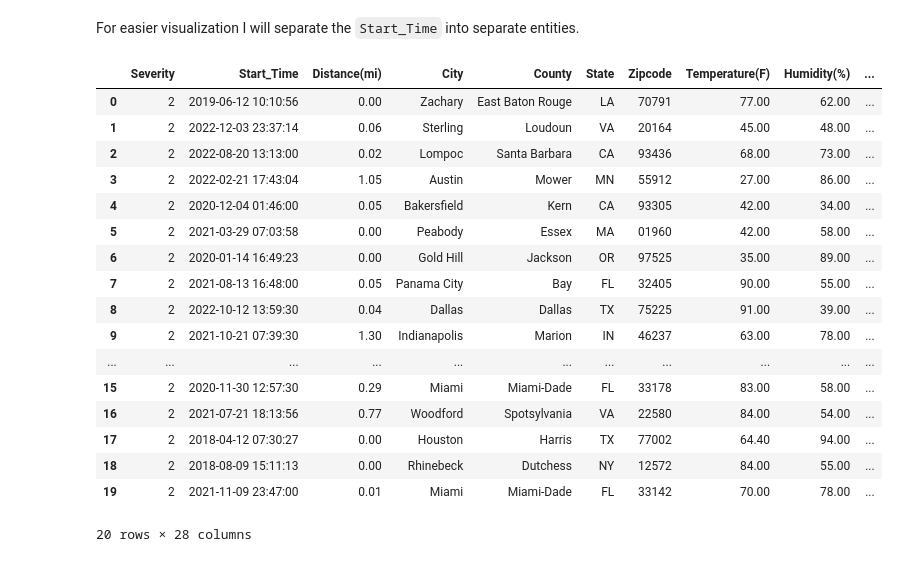
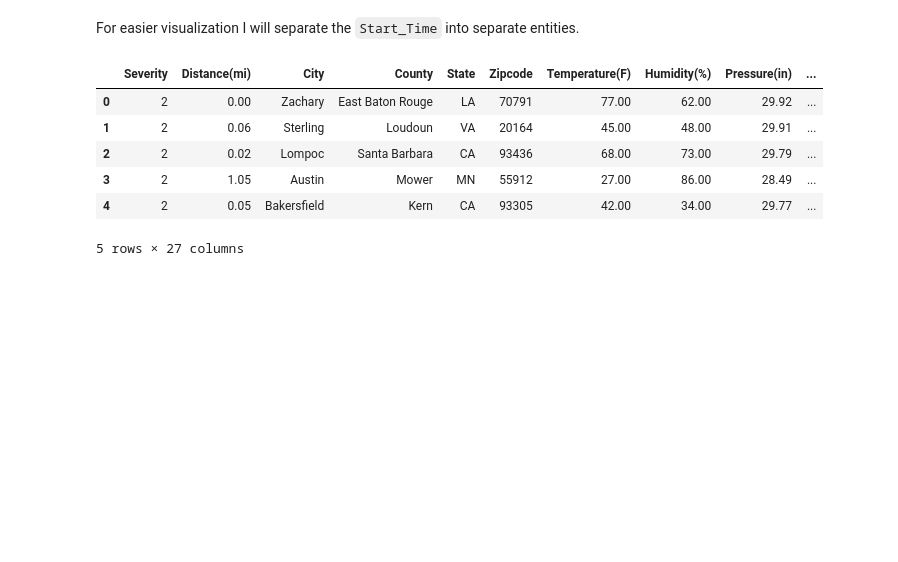
Before and after one commit to sgterrado/Need4Data-Blue-Bumper-Cars, a Jupyter notebook: Need4Data_DataClean.ipynb, the cells around one changed output. Saved outputs shown, nothing was run; the diff lists cells and outputs as text; code cells hidden in the pictures; blank space fills up the shorter version.

Commit message:
Dropped Start_Time

```diff
--- a/Need4Data_DataClean.ipynb
+++ b/Need4Data_DataClean.ipynb
@@ -567,26 +567,17 @@ For easier visualization I will separate the `Start_Time` into separate entities
 # %%
 df['Time'] = df['Start_Time'].dt.time
 df['Year'] = df['Start_Time'].dt.year
 df['Month'] = df['Start_Time'].dt.month
 df['Date'] = df['Start_Time'].dt.day
 
+df = df.drop(columns= 'Start_Time')
+
 df.head(5)
 # %% [output]
-|  | Severity | Start_Time | Distance(mi) | City | County | State | Zipcode | Temperature(F) | Humidity(%) | ... |
-| 0 | 2 | 2019-06-12 10:10:56 | 0.00 | Zachary | East Baton Rouge | LA | 70791 | 77.00 | 62.00 | ... |
-| 1 | 2 | 2022-12-03 23:37:14 | 0.06 | Sterling | Loudoun | VA | 20164 | 45.00 | 48.00 | ... |
-| 2 | 2 | 2022-08-20 13:13:00 | 0.02 | Lompoc | Santa Barbara | CA | 93436 | 68.00 | 73.00 | ... |
-| 3 | 2 | 2022-02-21 17:43:04 | 1.05 | Austin | Mower | MN | 55912 | 27.00 | 86.00 | ... |
-| 4 | 2 | 2020-12-04 01:46:00 | 0.05 | Bakersfield | Kern | CA | 93305 | 42.00 | 34.00 | ... |
-| 5 | 2 | 2021-03-29 07:03:58 | 0.00 | Peabody | Essex | MA | 01960 | 42.00 | 58.00 | ... |
-| 6 | 2 | 2020-01-14 16:49:23 | 0.00 | Gold Hill | Jackson | OR | 97525 | 35.00 | 89.00 | ... |
-| 7 | 2 | 2021-08-13 16:48:00 | 0.05 | Panama City | Bay | FL | 32405 | 90.00 | 55.00 | ... |
-| 8 | 2 | 2022-10-12 13:59:30 | 0.04 | Dallas | Dallas | TX | 75225 | 91.00 | 39.00 | ... |
-| 9 | 2 | 2021-10-21 07:39:30 | 1.30 | Indianapolis | Marion | IN | 46237 | 63.00 | 78.00 | ... |
-| ... | ... | ... | ... | ... | ... | ... | ... | ... | ... | ... |
-| 15 | 2 | 2020-11-30 12:57:30 | 0.29 | Miami | Miami-Dade | FL | 33178 | 83.00 | 58.00 | ... |
-| 16 | 2 | 2021-07-21 18:13:56 | 0.77 | Woodford | Spotsylvania | VA | 22580 | 84.00 | 54.00 | ... |
-| 17 | 2 | 2018-04-12 07:30:27 | 0.00 | Houston | Harris | TX | 77002 | 64.40 | 94.00 | ... |
-| 18 | 2 | 2018-08-09 15:11:13 | 0.00 | Rhinebeck | Dutchess | NY | 12572 | 84.00 | 55.00 | ... |
-| 19 | 2 | 2021-11-09 23:47:00 | 0.01 | Miami | Miami-Dade | FL | 33142 | 70.00 | 78.00 | ... |
+|  | Severity | Distance(mi) | City | County | State | Zipcode | Temperature(F) | Humidity(%) | Pressure(in) | ... |
+| 0 | 2 | 0.00 | Zachary | East Baton Rouge | LA | 70791 | 77.00 | 62.00 | 29.92 | ... |
+| 1 | 2 | 0.06 | Sterling | Loudoun | VA | 20164 | 45.00 | 48.00 | 29.91 | ... |
+| 2 | 2 | 0.02 | Lompoc | Santa Barbara | CA | 93436 | 68.00 | 73.00 | 29.79 | ... |
+| 3 | 2 | 1.05 | Austin | Mower | MN | 55912 | 27.00 | 86.00 | 28.49 | ... |
+| 4 | 2 | 0.05 | Bakersfield | Kern | CA | 93305 | 42.00 | 34.00 | 29.77 | ... |
-20 rows × 28 columns
+5 rows × 27 columns
```
